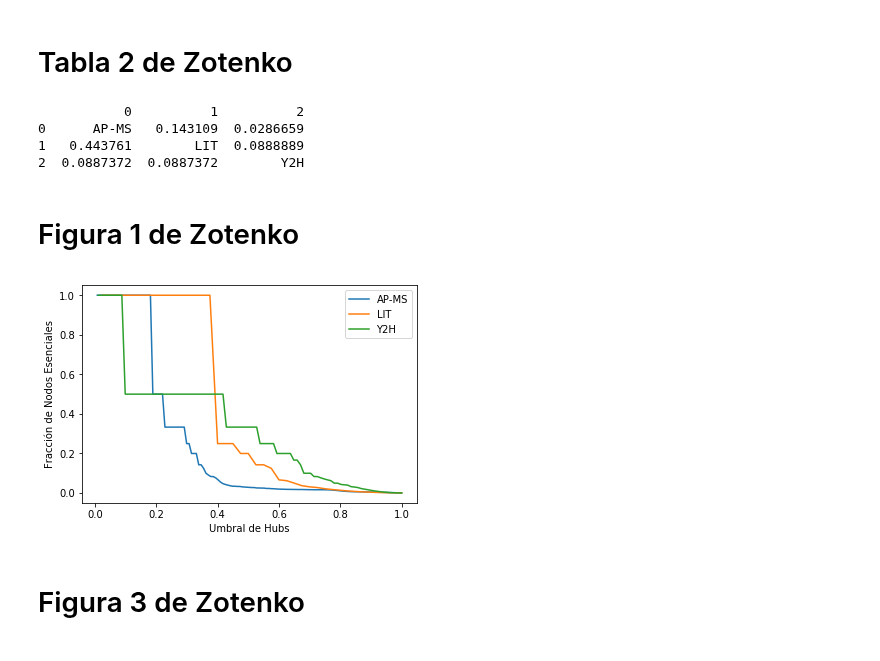
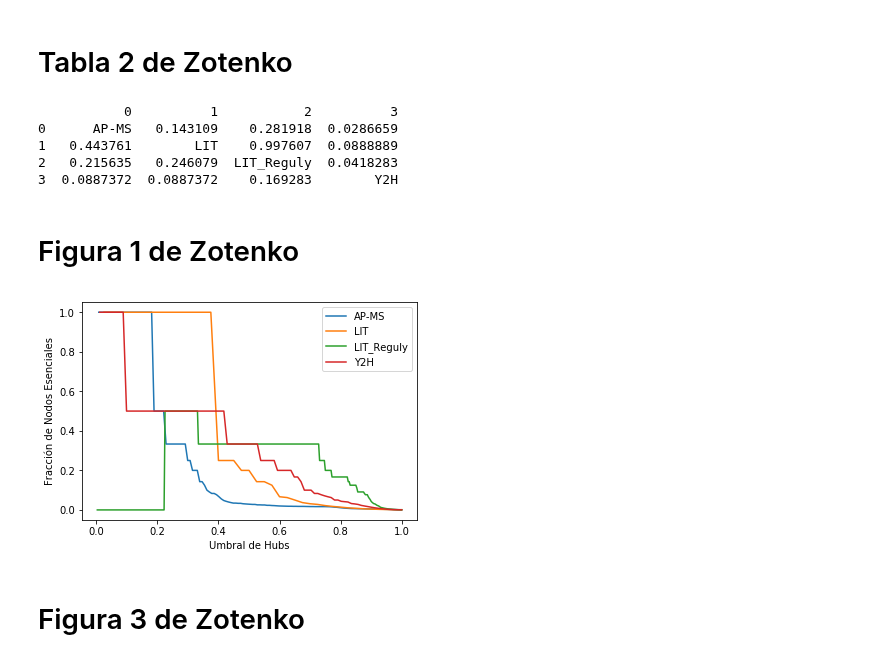
Before and after one commit to fedesevle/Redes_FLEM, a Jupyter notebook: TP2/TP_2.ipynb, the cells around one changed output. Drawn from its saved outputs; the diff is of its cells as text; code cells hidden in the pictures.

```diff
--- a/TP2/TP_2.ipynb
+++ b/TP2/TP_2.ipynb
@@ -13,9 +13,10 @@ def ldata(archive):
         col=line.split()
         data.append(col)
     return data
-a=ldata("yeast_AP-MS.txt");b=ldata("yeast_LIT.txt");d=ldata("yeast_Y2H.txt")
+a=ldata("yeast_AP-MS.txt");b=ldata("yeast_LIT.txt");c=ldata("yeast_LIT_Reguly_4.txt");d=ldata("yeast_Y2H.txt")
 G = nx.Graph();G.add_edges_from(a)
 H = nx.Graph();H.add_edges_from(b)
+I = nx.Graph();I.add_edges_from(c)
 J = nx.Graph();J.add_edges_from(d)
 # %% [markdown]
 # Tabla 1 de Zotenko
@@ -57,18 +61,20 @@ def proporcion_edges(RED1,RED2):
         if i in RED2.edges:
             cont=cont+1
     return(cont/RED1.number_of_edges())
-GH=proporcion_edges(G,H);GJ=proporcion_edges(G,J)
-HG=proporcion_edges(H,G);HJ=proporcion_edges(H,J)
-JG=proporcion_edges(J,G);JH=proporcion_edges(J,H)
-col1=['AP-MS', GH, GJ];col2=[HG, 'LIT', HJ];col3=[JG, JH, 'Y2H']
+GH=proporcion_edges(G,H);GI=proporcion_edges(G,I);GJ=proporcion_edges(G,J)
+HG=proporcion_edges(H,G);HI=proporcion_edges(H,I);HJ=proporcion_edges(H,J)
+IG=proporcion_edges(I,G);IH=proporcion_edges(I,H);IJ=proporcion_edges(I,J)
+JG=proporcion_edges(J,G);JH=proporcion_edges(J,H);JI=proporcion_edges(J,I)
+col1=['AP-MS', GH, GI, GJ];col2=[HG, 'LIT', HI, HJ];col3=[IG, IH, 'LIT_Reguly', IJ];col4=[JG, JH, JI, 'Y2H']
 
-Tabla_2=pd.DataFrame(data=[col1, col2, col3])
+Tabla_2=pd.DataFrame(data=[col1, col2, col3,col4])
 print(Tabla_2)
 # %% [output]
-           0          1          2
-0      AP-MS   0.143109  0.0286659
-1   0.443761        LIT  0.0888889
-2  0.0887372  0.0887372        Y2H
+           0          1           2          3
+0      AP-MS   0.143109    0.281918  0.0286659
+1   0.443761        LIT    0.997607  0.0888889
+2   0.215635   0.246079  LIT_Reguly  0.0418283
+3  0.0887372  0.0887372    0.169283        Y2H
 # %%
 es=ldata("esenciales.txt")
 
@@ -137,35 +146,58 @@ for i in range(max(Datos)):
     xi=1-1/max(Datos)*i
     x.append(xi)
 Hx=x.copy()
 Hfrac=frac.copy()
 
+grados = [gra for (nom,gra) in I.degree()] # [lo_que_quiero  for los_elementos in iterable]
+nombre = [nom for (nom,gra) in I.degree()] # [lo_que_quiero  for los_elementos in iterable]
+Datos = np.asarray(grados)
+
+frac=[]
+x=[]
+
+for i in range(max(Datos)):
+    ese=0
+    noese=0
+    for j in range(len(Datos)):
+        if Datos[j]>=i:
+            if I.nodes[nombre[j]]['es']==1:
+                ese=+1
+            else:
+                noese=noese+1
+    frac.append(ese/float(ese+noese))
+    xi=1-1/max(Datos)*i
+    x.append(xi)
+Ix=x.copy()
+Ifrac=frac.copy()
+
 grados = [gra for (nom,gra) in J.degree()] # [lo_que_quiero  for los_elementos in iterable]
 nombre = [nom for (nom,gra) in J.degree()] # [lo_que_quiero  for los_elementos in iterable]
 Datos = np.asarray(grados)
 
 frac=[]
 x=[]
 
 for i in range(max(Datos)):
     ese=0
     noese=0
     for j in range(len(Datos)):
         if Datos[j]>=i:
             if J.nodes[nombre[j]]['es']==1:
                 ese=+1
             else:
                 noese=noese+1
     frac.append(ese/float(ese+noese))
     xi=1-1/max(Datos)*i
     x.append(xi)
 Jx=x.copy()
 Jfrac=frac.copy()
 
-plt.plot(Gx,Gfrac,label='AP-MS');plt.plot(Hx,Hfrac,label='LIT');plt.plot(Jx,Jfrac,label='Y2H')
+plt.plot(Gx,Gfrac,label='AP-MS');plt.plot(Hx,Hfrac,label='LIT')
+plt.plot(Ix,Ifrac,label='LIT_Reguly');plt.plot(Jx,Jfrac,label='Y2H')
 plt.legend();plt.ylabel("Fracción de Nodos Esenciales");plt.xlabel("Umbral de Hubs")
 plt.show()
 # %% [output]
-[figure, old version]
+[figure, new version]
 # %% [markdown]
 # Figura 3 de Zotenko
 # %% [markdown]
```
Also changed, not shown: parts of 16 cells of this notebook, 3 other files.
